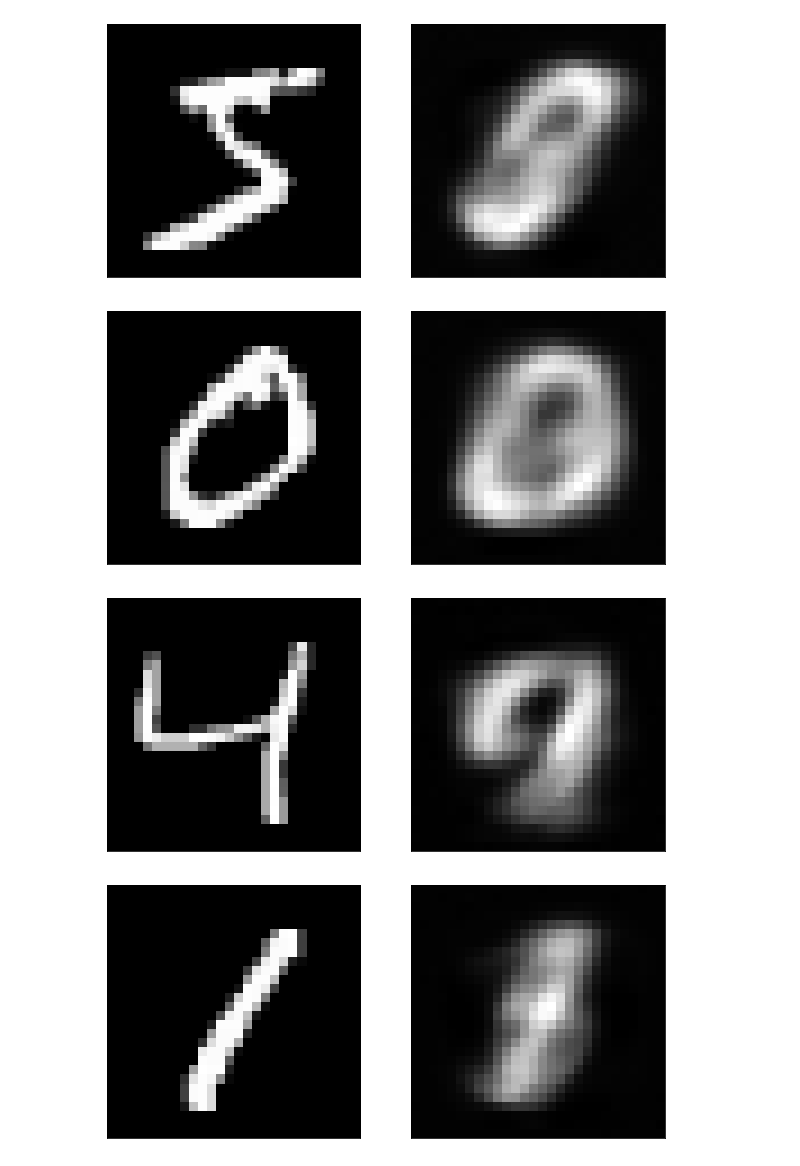
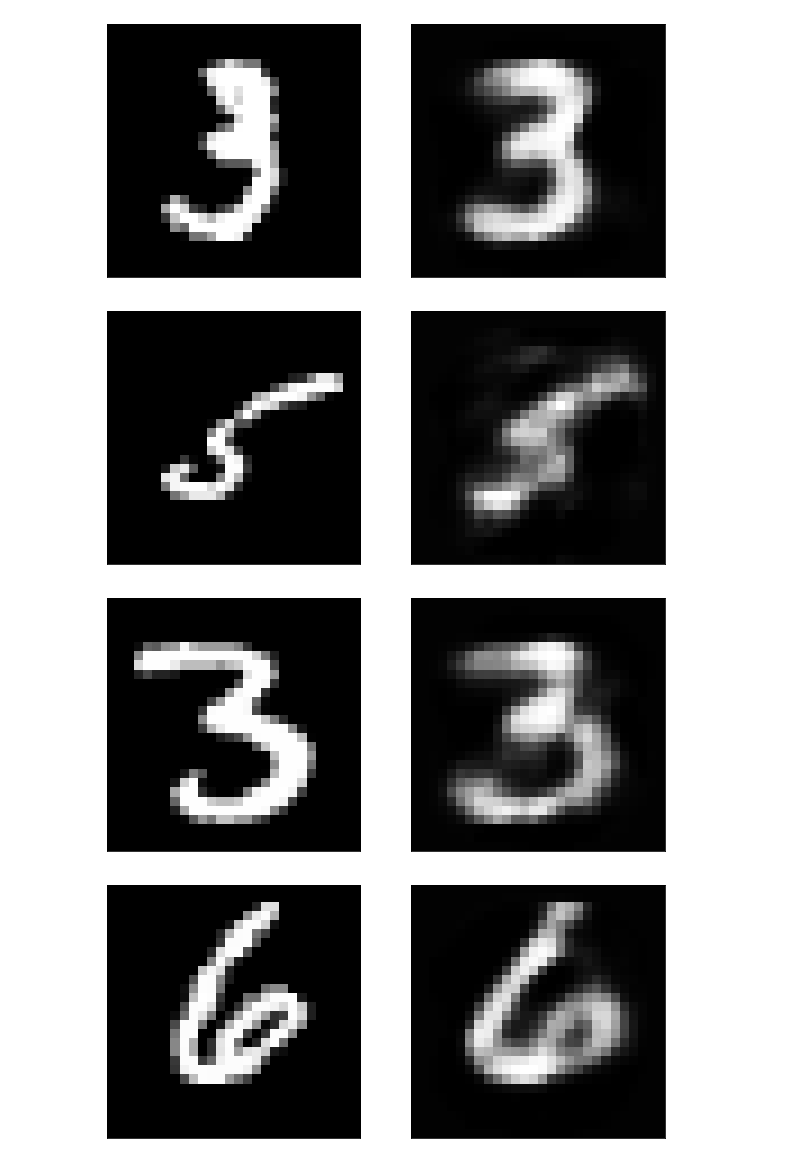
Before and after one commit to HRSAndrabi/autoencoder-compression-ratios, a Jupyter notebook: src/main.ipynb, the cells around one changed output. Cells and saved outputs as stored; diff of their text form; code cells hidden in the pictures.

```diff
--- a/src/main.ipynb
+++ b/src/main.ipynb
@@ -52,13 +52,19 @@ class AutoEncoder:
 			self.learning_rate = learning_rate
 
 			for i, layer in enumerate(spec["layers"]):
-				if i < len(spec["layers"]) - 1:
+				if layer["type"] != "output":
 					next_layer = spec["layers"][i+1]
 					self.spec["layers"][i]["weights"] = np.random.normal(
 						loc=0.0,
-						scale=pow(layer["nodes"], -0.5),
+						scale=pow(next_layer["nodes"], -0.5),
 						size=(next_layer["nodes"], layer["nodes"])
 					)
+					if self.spec.get("bias", False):
+						self.spec["layers"][i]["bias"] = np.random.normal(
+							loc=0.0,
+							scale=pow(next_layer["nodes"], -0.5),
+							size=(next_layer["nodes"],1)
+						)
 			self.model_summary()
 
 	def train(self, instances:list, epochs:int=1) -> None:
@@ -102,7 +108,8 @@ class AutoEncoder:
 				activations[i]["activations"] = np.array(instance, ndmin=2)
 			else:
 				activation_func = ActivationFunctions[layer["activation_func"]].value
-				inputs = np.dot(activations[i-1]["weights"], activations[i-1]["activations"].T)
+				bias = activations[i-1].get("bias", 0)
+				inputs = np.dot(activations[i-1]["weights"], activations[i-1]["activations"].T) - bias
 				activations[i]["activations"] = activation_func.activation(inputs).T
 		return activations
 
@@ -130,6 +137,10 @@ class AutoEncoder:
 					activations[i-1]["activations"]
 				)
 			)
+			if self.spec["bias"]:
+				self.spec["layers"][i-1]["bias"] += self.learning_rate * (
+					activations[i]["errors"] * activation_func.derrivative(activations[i]["activations"].T) * -1
+				)
 
 	def query(self, instance:list) -> None:
 		"""Queries the trained model to encode and reconstruct
@@ -253,6 +328,6 @@ Model saved to ./models/hl_128.json.
 # %%
 model = AutoEncoder()
-model.load("./models/hl_4.json")
-for i in range(0, ):
+model.load("./models/hl_32_bias.json")
+for i in range(10, 20):
 	model.query(instance=x_train[i])
 # %% [output]
@@ -265,6 +340,6 @@ Hidden layer:   4 nodes
 Output layer:   784 nodes
 ========================================
-[figure, old version]
+[figure, new version]
-[figure, old version]
+[figure, new version]
-[figure, old version]
+[figure, new version]
-[figure, old version]
+[figure, new version]
```
Also changed, not shown: parts of 3 cells of this notebook, 12 other files.
